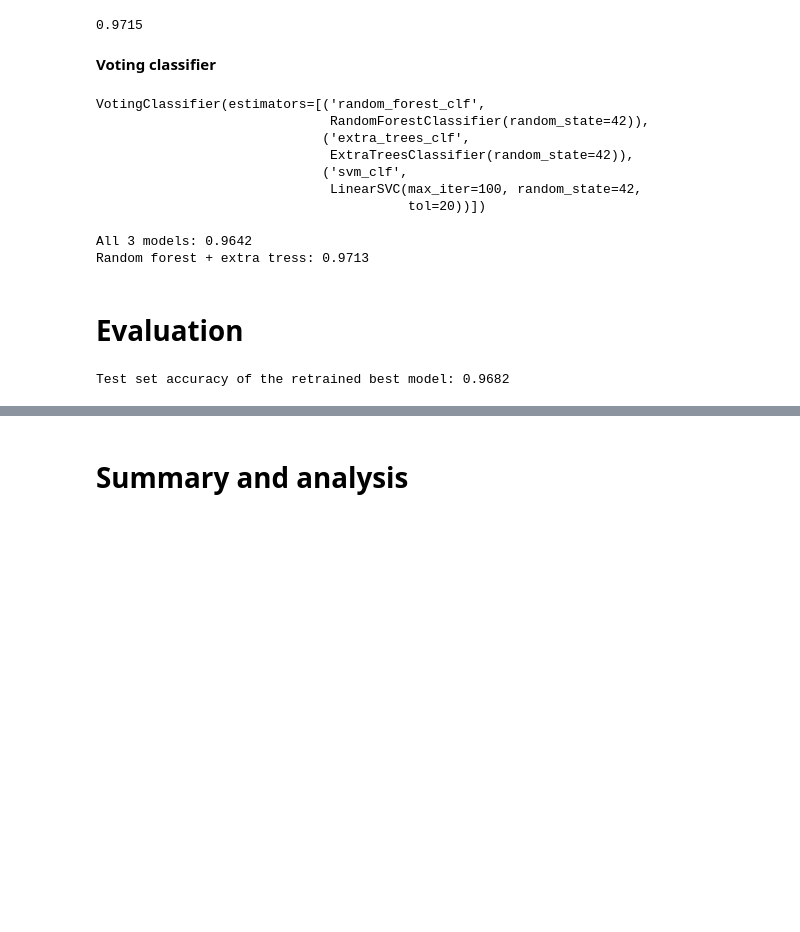
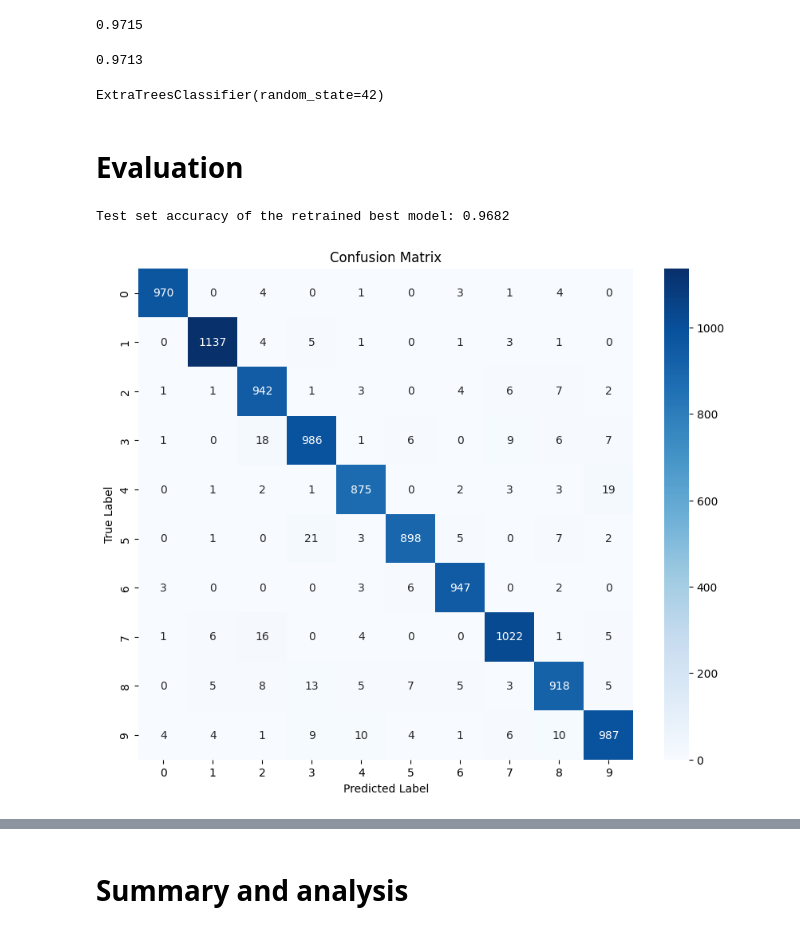
Before and after one commit to IsaacHog/ec-data-science-24, a Jupyter notebook: ml/kunskapskontroll_2/mnist_kod.ipynb, the cells around one changed output, grey strips where cells are left out. Saved outputs shown, nothing was run; the diff lists cells and outputs as text; code cells hidden in the pictures; blank space fills up the shorter version.

```diff
--- a/ml/kunskapskontroll_2/mnist_kod.ipynb
+++ b/ml/kunskapskontroll_2/mnist_kod.ipynb
@@ -47,38 +63,32 @@ print(f"Logistic Regression Accuracy: {logreg_clf.score(X_val, y_val)}")
-# %% [markdown]
-**Voting classifier**
 # %%
-# Concensus prediciton / voting
 named_estimators = [
     ("random_forest_clf", random_forest_clf),
-    ("extra_trees_clf", extra_trees_clf),
-    ("logreg_clf", logreg_clf)
+    ("extra_trees_clf", extra_trees_clf)
 ]
 
 voting_clf = VotingClassifier(named_estimators)
 voting_clf.fit(X_train, y_train)
+voting_clf.score(X_val, y_val)
 # %% [output]
-VotingClassifier(estimators=[('random_forest_clf',
-                              RandomForestClassifier(random_state=42)),
-                             ('extra_trees_clf',
-                              ExtraTreesClassifier(random_state=42)),
-                             ('svm_clf',
-                              LinearSVC(max_iter=100, random_state=42,
-                                        tol=20))])
+0.9713
-# %%
-print(f"All 3 models: {voting_clf.score(X_val, y_val)}")
-# %% [output]
-All 3 models: 0.9642
-Random forest + extra tress: 0.9713
+# %%
+best_model = extra_trees_clf
+best_model.fit(X_train_val, y_train_val)
+# %% [output]
+ExtraTreesClassifier(random_state=42)
 # %% [markdown]
 # Evaluation
 # %%
-best_model = extra_trees_clf
+print(f"\nTest set accuracy of the retrained best model: {best_model.score(X_test, y_test)}")
+y_pred = best_model.predict(X_test)
 
-# Retrain the best model on the combined training and validation sets
-best_model.fit(X_train_val, y_train_val)
-
-# Evaluate the retrained best model on the test set
-test_accuracy = best_model.score(X_test, y_test)
-print(f"\nTest set accuracy of the retrained best model: {test_accuracy}")
+cm = confusion_matrix(y_test, y_pred)
+plt.figure(figsize=(10,8))
+sns.heatmap(cm, annot=True, fmt='d', cmap='Blues')
+plt.title('Confusion Matrix')
+plt.ylabel('True Label')
+plt.xlabel('Predicted Label')
+plt.show()
 # %% [output]
 Test set accuracy of the retrained best model: 0.9682
+[figure, added]
```
Also changed, not shown: parts of 8 cells of this notebook.
